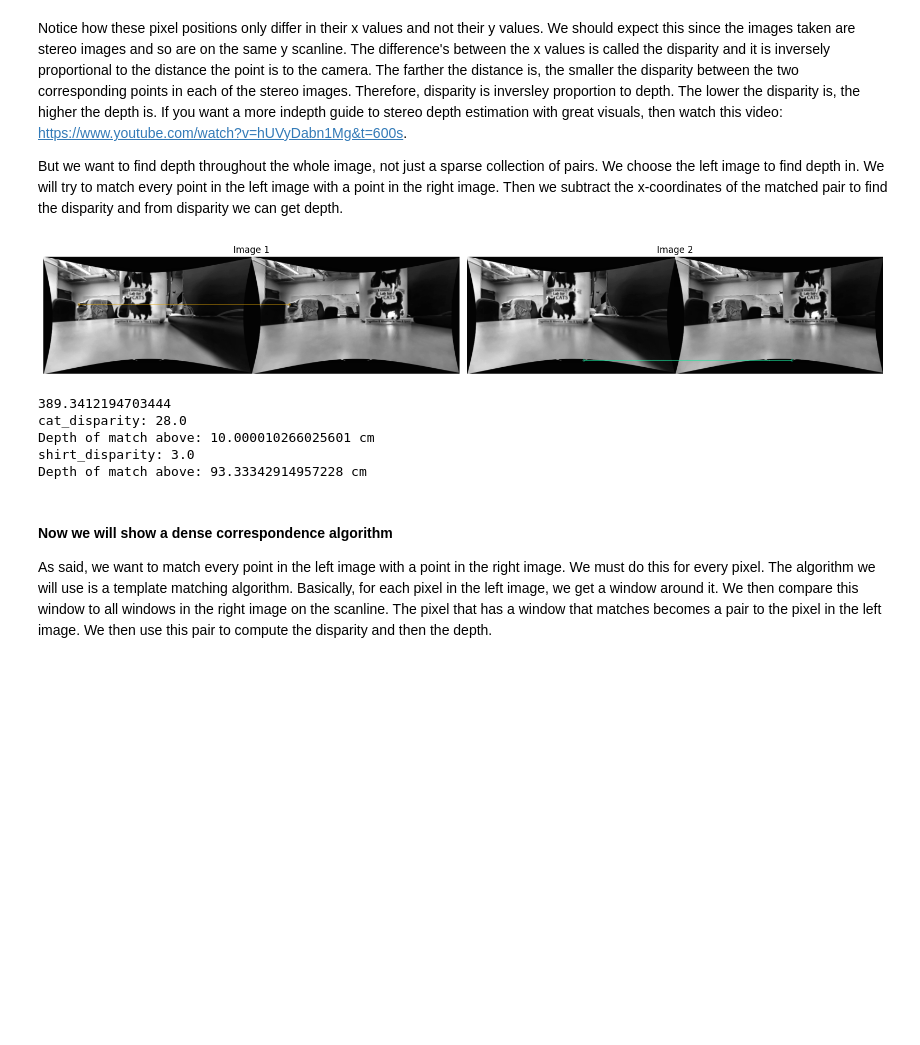
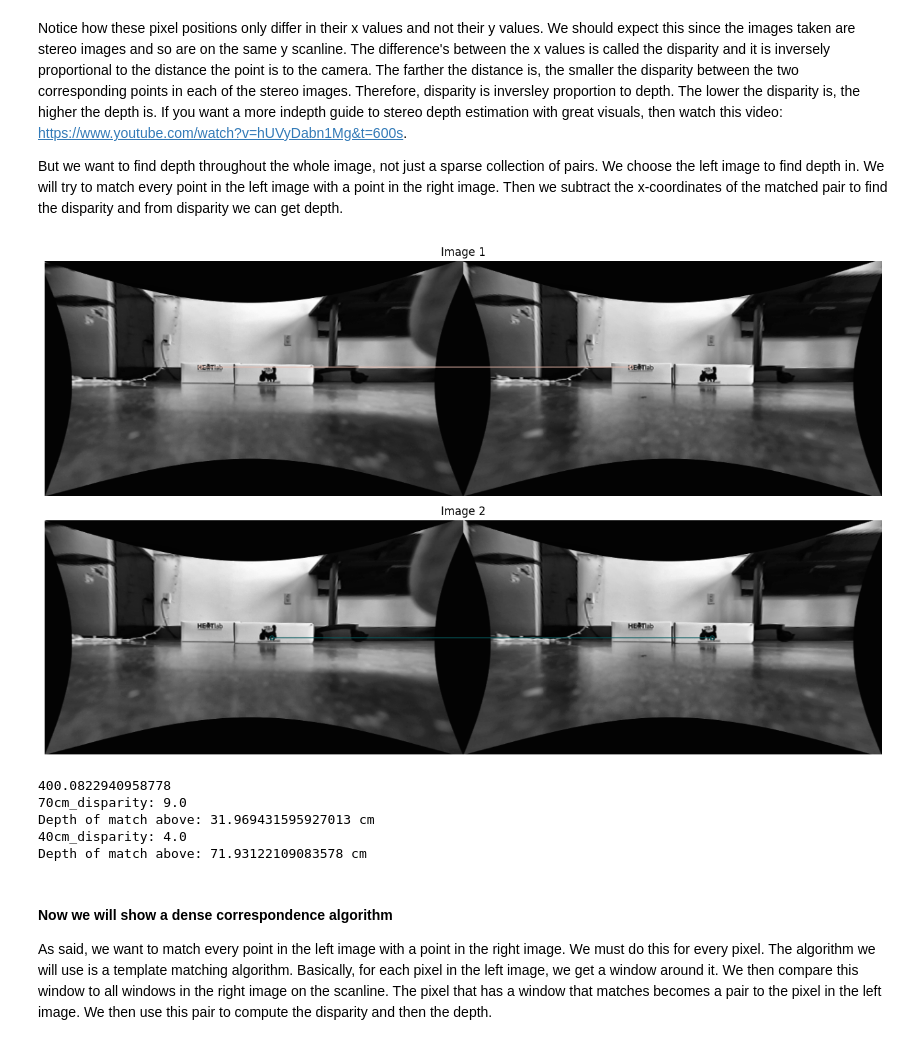
Before and after one commit to JoshuaG-K/stereo-camera-depth-tool, a Jupyter notebook: stereo-camera-depth.ipynb, the cells around one changed output. Saved outputs shown, nothing was run; the diff lists cells and outputs as text; code cells hidden in the pictures; blank space fills up the shorter version.

Commit message:
Got camera calibration working and testing on 40cm and 70cm images

```diff
--- a/stereo-camera-depth.ipynb
+++ b/stereo-camera-depth.ipynb
@@ -164,8 +148,10 @@ plt.show()
 h, w, _ = img.shape
 mid = w // 2
 
-left_img = img[:, :mid]
-right_img = img[:, mid:]
+left_img_path = '40cm_and_100cm_left_images/left_img_5.png'
+right_img_path = '40cm_and_100cm_right_images/right_img_5.png'
+left_img, left_img_gray = imload(left_img_path)
+right_img, right_img_gray = imload(right_img_path)
 
 fig, axs = plt.subplots(1, 2, figsize=(20, 10))
 
@@ -446,16 +431,22 @@ f_x_left = calib_matrix_left[0, 0]
 f_x_right = calib_matrix_right[0, 0]
 # %%
 # img to undistort
-ten_cm_away = "10cm_awayright_images/right_img_16.png"
-calib_img = "checkerboard_radial_calibration_right_images/right_img_8.png"
-distorted_img = cv2.imread(ten_cm_away)
+ten_forty_cm_away_left = "40cm_and_100cm_left_images/left_img_5.png"
+ten_forty_cm_away_right = "40cm_and_100cm_right_images/right_img_5.png"
+distorted_img_left = cv2.imread(ten_forty_cm_away_left)
+distorted_img_right = cv2.imread(ten_forty_cm_away_right)
 # undistort
-dst = undistort_func_right(distorted_img)
-# crop the image
-x, y, w, h = roi
-print(roi)
-dst = dst[y:y+h, x:x+w]
-cv2.imwrite('calibresult_right.png', dst)
+dst_left = undistort_func_right(distorted_img_left)
+dst_right = undistort_func_right(distorted_img_right)
+# # crop the image
+# x_left, y_left, w_left, h_left = roi_left
+# print(roi_left)
+# dst_left = dst_left[y:y+h, x:x+w]
+# x_right, y_right, w_right, h_right = roi_right
+# print(roi_right)
+# dst_right = dst_right[y:y+h, x:x+w]
+cv2.imwrite('calibresult_left.png', dst_left)
+cv2.imwrite('calibresult_right.png', dst_right)
 
 # After applying this function, note how it cuts too much of the image, this is discussed here:
 # https://stackoverflow.com/questions/48990136/opencv-undistorts-only-a-central-part-of-fisheye-image
@@ -675,41 +663,41 @@ But we want to find depth throughout the whole image, not just a sparse collecti
 # %%
 # Now we get a correspondence from the sticker because that is 10cm away
 # The start to end range gives us a match that is on the object 10cm away
-first_match_start = 15
-frst_match_end = 16
+first_match_start = 27
+first_match_end = 28
 
 second_match_start=1
 second_match_end=2
-matched_img_cat = cv2.drawMatches(img_right_histEq, kpsR, img_left_histEq, kpsL, sorted_matches[first_match_start:frst_match_end], None, flags=cv2.DrawMatchesFlags_NOT_DRAW_SINGLE_POINTS)
+matched_img_100cm = cv2.drawMatches(img_right_histEq, kpsR, img_left_histEq, kpsL, sorted_matches[first_match_start:first_match_end], None, flags=cv2.DrawMatchesFlags_NOT_DRAW_SINGLE_POINTS)
 
 # plt.imshow(matched_img_cat)
 # plt.axis('off')
 
-matched_img_shirt = cv2.drawMatches(img_right_histEq, kpsR, img_left_histEq, kpsL, sorted_matches[second_match_start:second_match_end], None, flags=cv2.DrawMatchesFlags_NOT_DRAW_SINGLE_POINTS)
+matched_img_40cm = cv2.drawMatches(img_right_histEq, kpsR, img_left_histEq, kpsL, sorted_matches[second_match_start:second_match_end], None, flags=cv2.DrawMatchesFlags_NOT_DRAW_SINGLE_POINTS)
 
 
 # plt.imshow(matched_img_shirt)
 # plt.axis('off')
 
-fig, axes = plt.subplots(nrows=1, ncols=2, figsize=(16, 8))
+fig, axes = plt.subplots(nrows=2, ncols=1, figsize=(16, 8))
 
 # Plot the first image on the first subplot
-axes[0].imshow(matched_img_cat)
+axes[0].imshow(matched_img_100cm)
 axes[0].set_title('Image 1')
 axes[0].axis('off')
 
 # Plot the second image on the second subplot
-axes[1].imshow(matched_img_shirt)
+axes[1].imshow(matched_img_40cm)
 axes[1].set_title('Image 2')
 axes[1].axis('off')
 
 # Adjust layout to prevent clipping of titles
 plt.tight_layout()
 
 # Show the plot
 plt.show()
 # %% [output]
-[figure, old version]
+[figure, new version]
 # %%
 # Now we will compute the depth using the camera intrinsics for the match above
 b = 63.1542 # In millimeters
@@ -719,26 +707,26 @@ mm_to_pixel_constant = 0.113874335116
 print(f_x)
 first_match = sorted_matches[first_match_start]
 first_match_disparity = first_match.distance
-print(f"cat_disparity: {first_match_disparity}")
-depth = b*f_x*mm_to_pixel_constant/first_match_disparity
+print(f"70cm_disparity: {first_match_disparity}")
+depth_70 = b*f_x*mm_to_pixel_constant/first_match_disparity
 division = 10
-depth /= division # to make it in cm
-print(f"Depth of match above: {depth} cm")
+depth_70 /= division # to make it in cm
+print(f"Depth of match above: {depth_70} cm")
 
 second_match = sorted_matches[second_match_start]
 second_match_disparity = second_match.distance
-print(f"shirt_disparity: {second_match_disparity}")
-depth = b*f_x*mm_to_pixel_constant/second_match_disparity
-depth /= division # to make it in cm
-print(f"Depth of match above: {depth} cm")
+print(f"40cm_disparity: {second_match_disparity}")
+depth_40 = b*f_x*mm_to_pixel_constant/second_match_disparity
+depth_40 /= division # to make it in cm
+print(f"Depth of match above: {depth_40} cm")
 
 # UofT slides: https://www.cs.toronto.edu/~fidler/slides/2015/CSC420/lecture12_hres.pdf
 # %% [output]
-389.3412194703444
-cat_disparity: 28.0
-Depth of match above: 10.000010266025601 cm
-shirt_disparity: 3.0
-Depth of match above: 93.33342914957228 cm
+400.0822940958778
+70cm_disparity: 9.0
+Depth of match above: 31.969431595927013 cm
+40cm_disparity: 4.0
+Depth of match above: 71.93122109083578 cm
 # %% [markdown]
 #### Now we will show a dense correspondence algorithm
 
```
Also changed, not shown: parts of 7 cells of this notebook, 3 other files.
